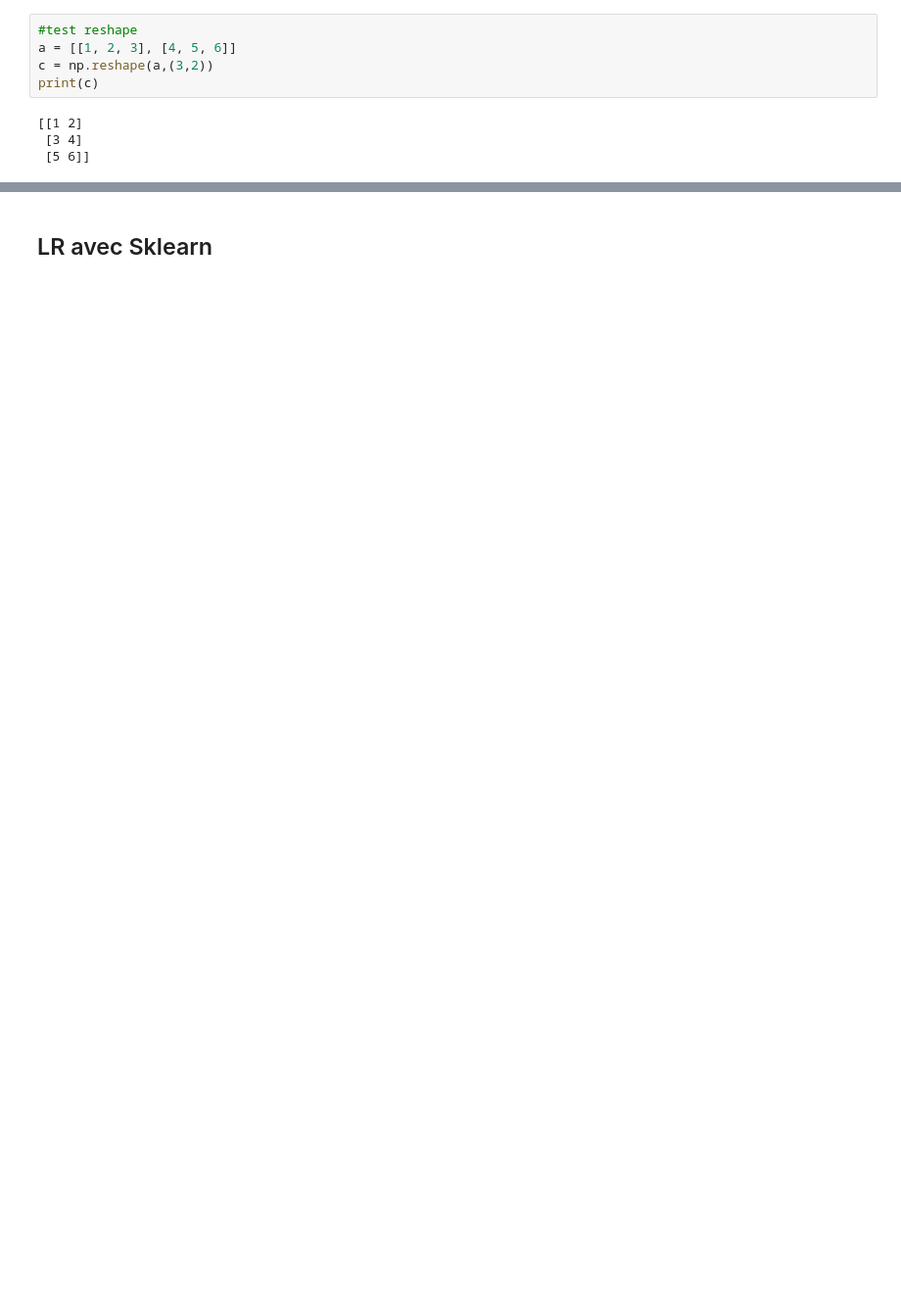
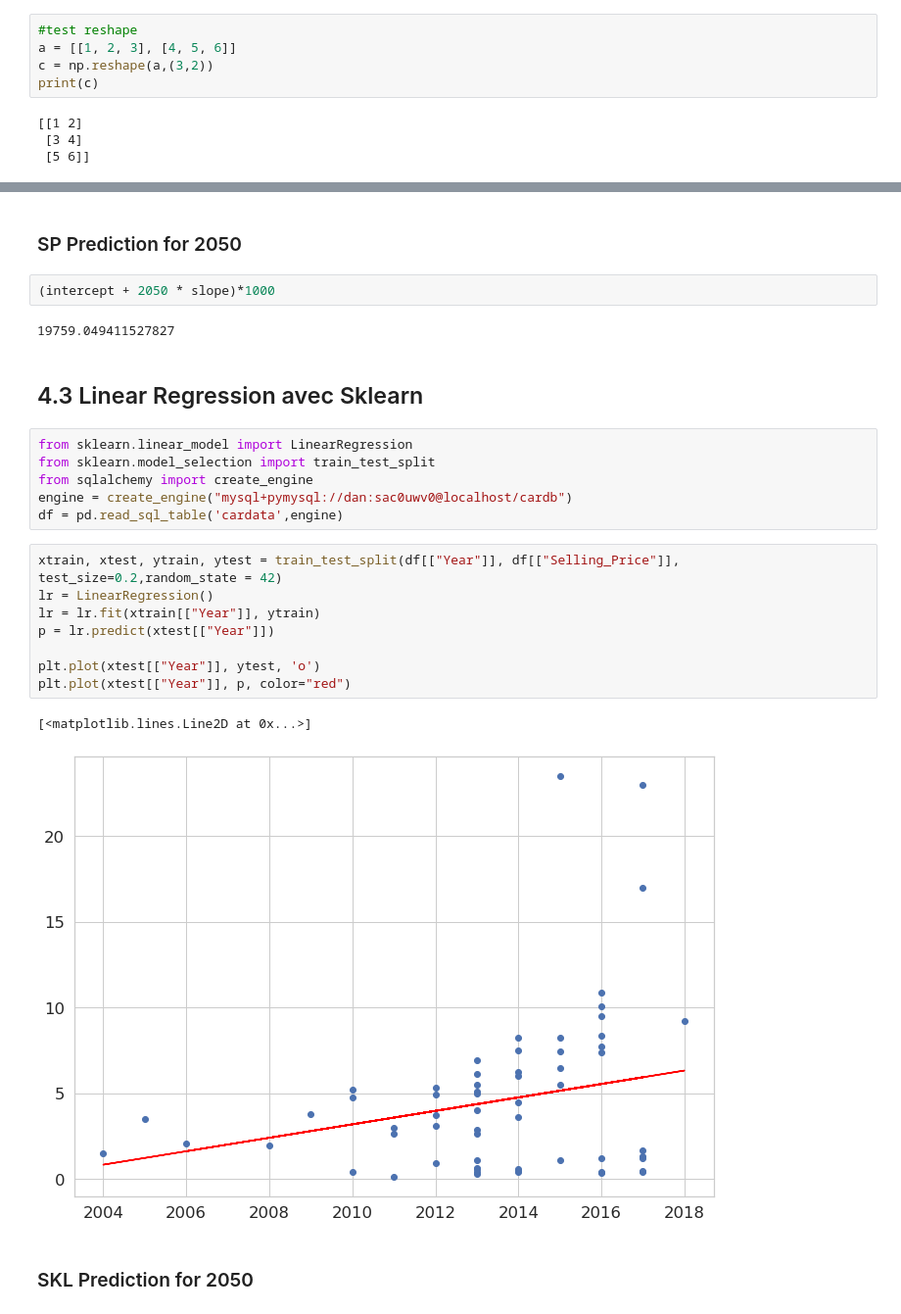
Before and after one commit to CLiNTPELiX/simplon-cardekho, a Jupyter notebook: Dan's Notebook.ipynb, the cells around one changed output, grey strips where cells are left out. Shown: that part at 98% size. Drawn from its saved outputs; the diff is of its cells as text; blank space fills up the shorter version.

```diff
--- a/Dan's Notebook.ipynb
+++ b/Dan's Notebook.ipynb
@@ -359,5 +363,30 @@ print("R-squared: %f" % r_value**2)
 [figure]
 slope: 0.415092    intercept: -831.178925
 R-squared: 0.055763
+# %% [markdown]
+### SP Prediction for 2050
+# %%
+(intercept + 2050 * slope)*1000
+# %% [output]
+19759.049411527827
 # %% [markdown]
-## LR avec Sklearn
+## 4.3 Linear Regression avec Sklearn
+# %%
+from sklearn.linear_model import LinearRegression
+from sklearn.model_selection import train_test_split
+from sqlalchemy import create_engine
+engine = create_engine("mysql+pymysql://dan:sac0uwv0@localhost/cardb")
+df = pd.read_sql_table('cardata',engine)
+# %%
+xtrain, xtest, ytrain, ytest = train_test_split(df[["Year"]], df[["Selling_Price"]], test_size=0.2,random_state = 42)
+lr = LinearRegression()
+lr = lr.fit(xtrain[["Year"]], ytrain)
+p = lr.predict(xtest[["Year"]])
+
+plt.plot(xtest[["Year"]], ytest, 'o')
+plt.plot(xtest[["Year"]], p, color="red")
+# %% [output]
+[<matplotlib.lines.Line2D at 0x...>]
+[figure, added]
+# %% [markdown]
+### SKL Prediction for 2050
```
Also changed, not shown: parts of 22 cells of this notebook.
